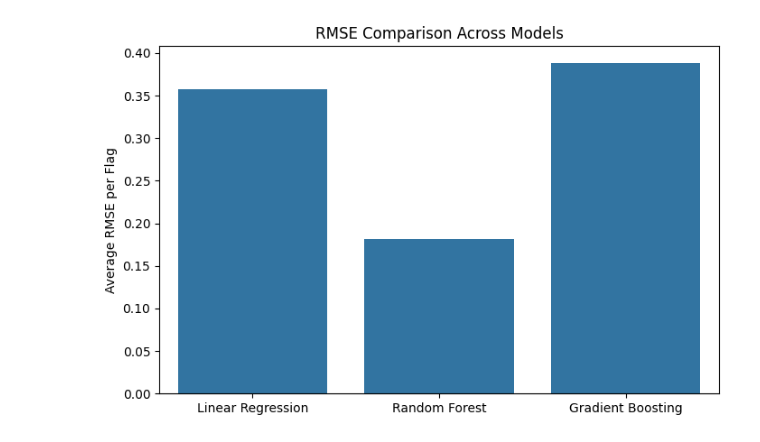
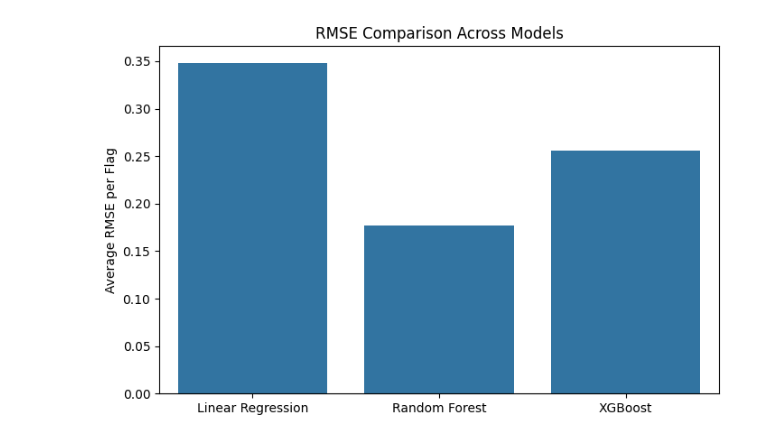
Before and after one commit to LM-UCSD/Group5_Capstone_WI25, a Jupyter notebook: notebooks/3. Modeling.ipynb, the cells around one changed output. Drawn from its saved outputs; the diff is of its cells as text; code cells hidden in the pictures.

```diff
--- a/notebooks/3. Modeling.ipynb
+++ b/notebooks/3. Modeling.ipynb
@@ -19,6 +20,5 @@ from sklearn.model_selection import cross_val_score
 # %%
-#Defining Data types for each column for efficiency
-
+# Define data types for each column
 dtypes = {
     "date": pl.Utf8,
     "cell_ll_lat": pl.Float32,
@@ -29,13 +29,13 @@ dtypes = {
     "flag_registry": pl.Categorical,
     "flag_gfw": pl.Categorical,
     "vessel_class_inferred": pl.Categorical
+    "season": pl.Categorical
 }
 
-#Using a lazy approach for efficiency
-
+# Read CSV lazily using Polars
 df_lazy = pl.scan_csv('MMSI-daily_merged_2019_2020-vessels-gfw-seasons.csv', schema_overrides=dtypes)
 
-#This replaces missing flag_registry entries with flag_gfw
+#Replace missing flag_registry entries with flag_gfw
 df_lazy = df_lazy.with_columns(
     pl.coalesce([pl.col("flag_registry"), pl.col("flag_gfw")]).alias("flag_registry")
 )
@@ -132,8 +132,8 @@ Random Forest RMSE per flag: [6.48245698e-01 4.58848137e-01 7.09155592e+00 9.719
 # %%
-#Gradient Boost Model
-gb_model = MultiOutputRegressor(GradientBoostingRegressor(n_estimators=5, random_state=20))
-gb_model.fit(X_train, y_train)
-gb_preds = gb_model.predict(X_test)
-gb_rmse = mean_squared_error(y_test, gb_preds, squared=False, multioutput='raw_values')
-print(f'Gradient Boosting RMSE per flag: {gb_rmse}')
+#Extreme Gradient Boosting (XGBoost)
+xgb_model = MultiOutputRegressor(xgb.XGBRegressor(n_estimators=5, random_state=20, tree_method='hist',device='cuda',n_jobs=-1))
+xgb_model.fit(X_train, y_train)
+xgb_preds = xgb_model.predict(X_test)
+xgb_rmse = mean_squared_error(y_test, xgb_preds, squared=False, multioutput='raw_values')
+print(f'XGBoost RMSE per flag: {xgb_rmse}')
 # %% [output]
@@ -157,11 +164,11 @@ Gradient Boosting RMSE per flag: [2.23724736e+00 1.35889845e+00 1.29927923e+01 1
 # %%
-rmse_scores = {"Linear Regression":lr_rmse,"Random Forest": rf_rmse.mean(), "Gradient Boosting": gb_rmse.mean()}
+# Root Mean Squared Error (RMSE) Comparison
+
+rmse_scores = {"Linear Regression":lr_rmse,"Random Forest": rf_rmse.mean(), "XGBoost": xgb_rmse.mean()}
 plt.figure(figsize=(8, 5))
 sns.barplot(x=list(rmse_scores.keys()), y=list(rmse_scores.values()))
 plt.ylabel("Average RMSE per Flag")
 plt.title("RMSE Comparison Across Models")
 plt.show()
-
-#Interestingly the Gradient Boost model is not better than our baseline of simple linear regression. Out of these three Random Forest seems to perform the best.
 # %% [output]
-[figure, old version]
+[figure, new version]
```
Also changed, not shown: parts of 14 cells of this notebook, 2 other files.
